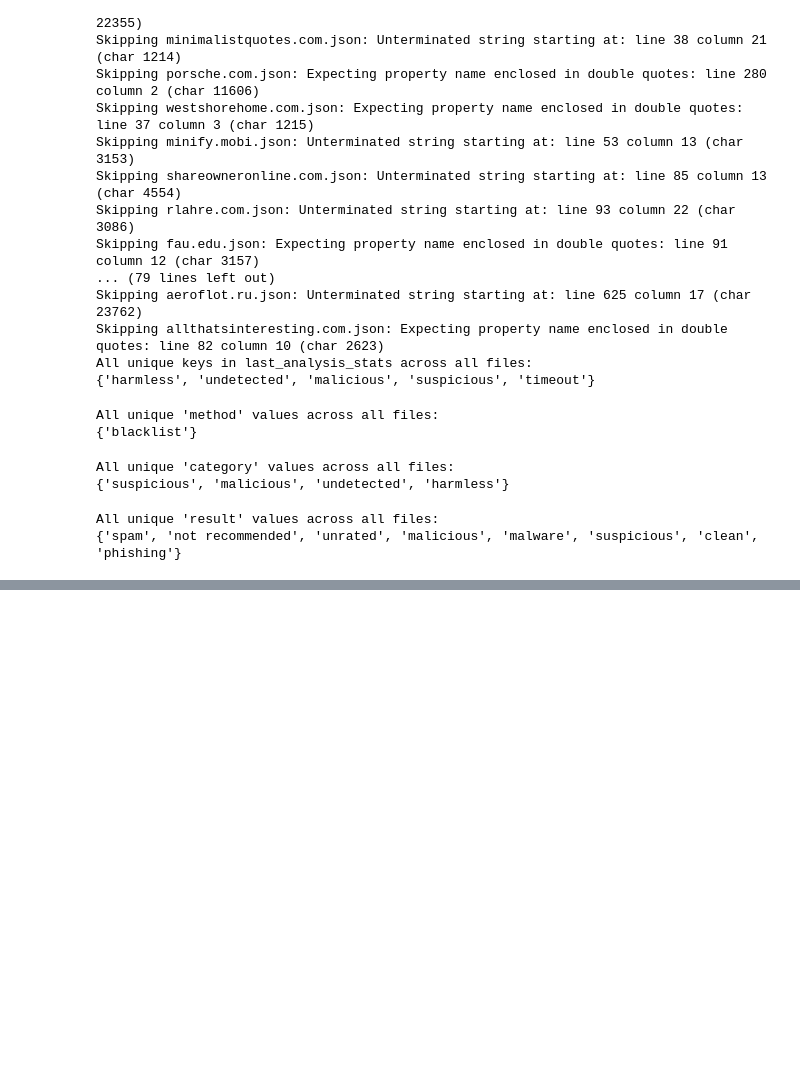
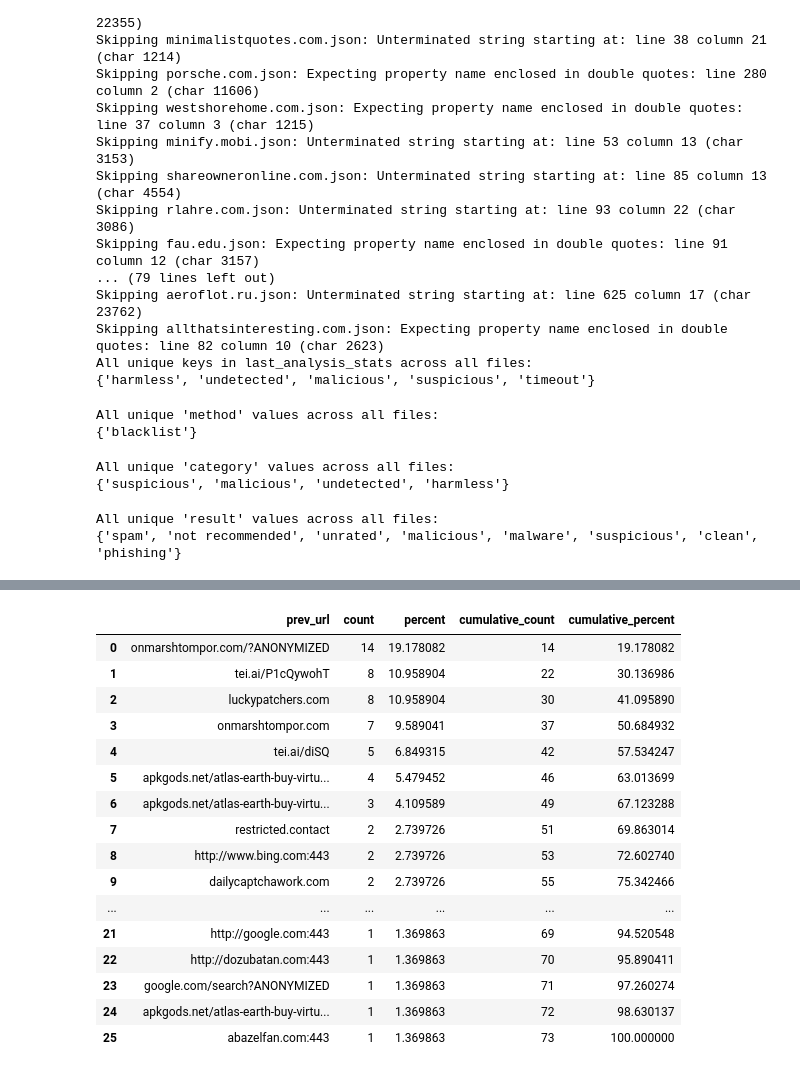
Before and after one commit to themains/bad_domains, a Jupyter notebook: scripts/09_inspecting_VT.ipynb, the cells around one changed output, grey strips where cells are left out. Cells and saved outputs as stored; diff of their text form; code cells hidden in the pictures; blank space fills up the shorter version.

```diff
--- a/scripts/09_inspecting_VT.ipynb
+++ b/scripts/09_inspecting_VT.ipynb
@@ -669,0 +758,25 @@ All unique 'result' values across all files:
+# %%
+(
+    df_web_redirects
+    .query("domain=='onmarshtompor.com'")
+    .stb
+    .freq(["prev_url"])
+)
+# %% [output]
+|  | prev_url | count | percent | cumulative_count | cumulative_percent |
+| 0 | onmarshtompor.com/?ANONYMIZED | 14 | 19.178082 | 14 | 19.178082 |
+| 1 | tei.ai/P1cQywohT | 8 | 10.958904 | 22 | 30.136986 |
+| 2 | luckypatchers.com | 8 | 10.958904 | 30 | 41.095890 |
+| 3 | onmarshtompor.com | 7 | 9.589041 | 37 | 50.684932 |
+| 4 | tei.ai/diSQ | 5 | 6.849315 | 42 | 57.534247 |
+| 5 | apkgods.net/atlas-earth-buy-virtu... | 4 | 5.479452 | 46 | 63.013699 |
+| 6 | apkgods.net/atlas-earth-buy-virtu... | 3 | 4.109589 | 49 | 67.123288 |
+| 7 | restricted.contact | 2 | 2.739726 | 51 | 69.863014 |
+| 8 | http://www.bing.com:443 | 2 | 2.739726 | 53 | 72.602740 |
+| 9 | dailycaptchawork.com | 2 | 2.739726 | 55 | 75.342466 |
+| ... | ... | ... | ... | ... | ... |
+| 21 | http://google.com:443 | 1 | 1.369863 | 69 | 94.520548 |
+| 22 | http://dozubatan.com:443 | 1 | 1.369863 | 70 | 95.890411 |
+| 23 | google.com/search?ANONYMIZED | 1 | 1.369863 | 71 | 97.260274 |
+| 24 | apkgods.net/atlas-earth-buy-virtu... | 1 | 1.369863 | 72 | 98.630137 |
+| 25 | abazelfan.com:443 | 1 | 1.369863 | 73 | 100.000000 |
```
Also changed, not shown: parts of 8 cells of this notebook.
